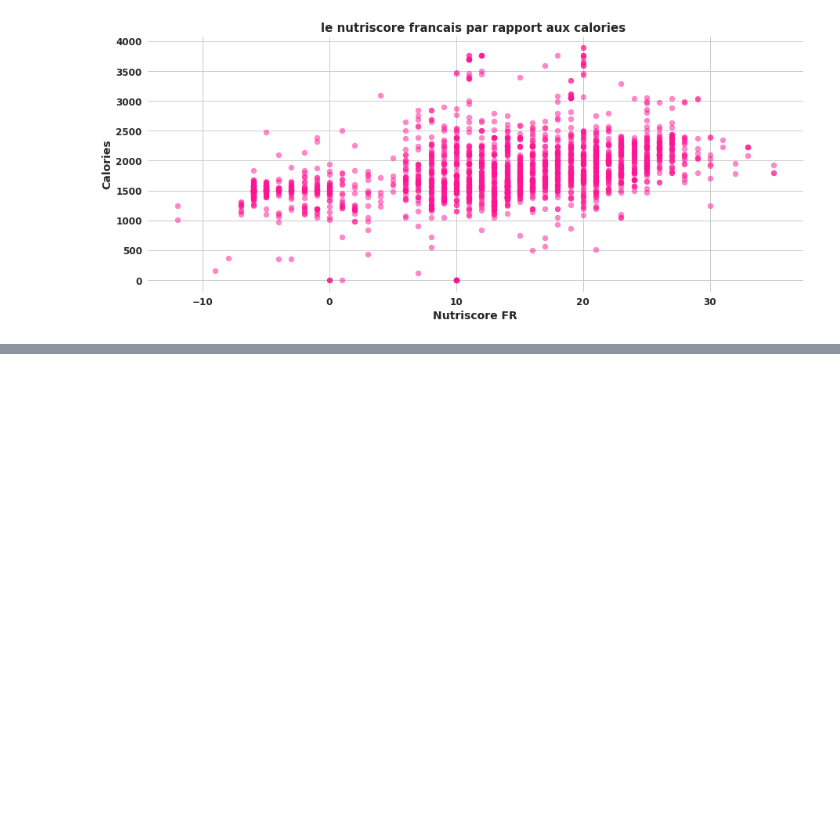
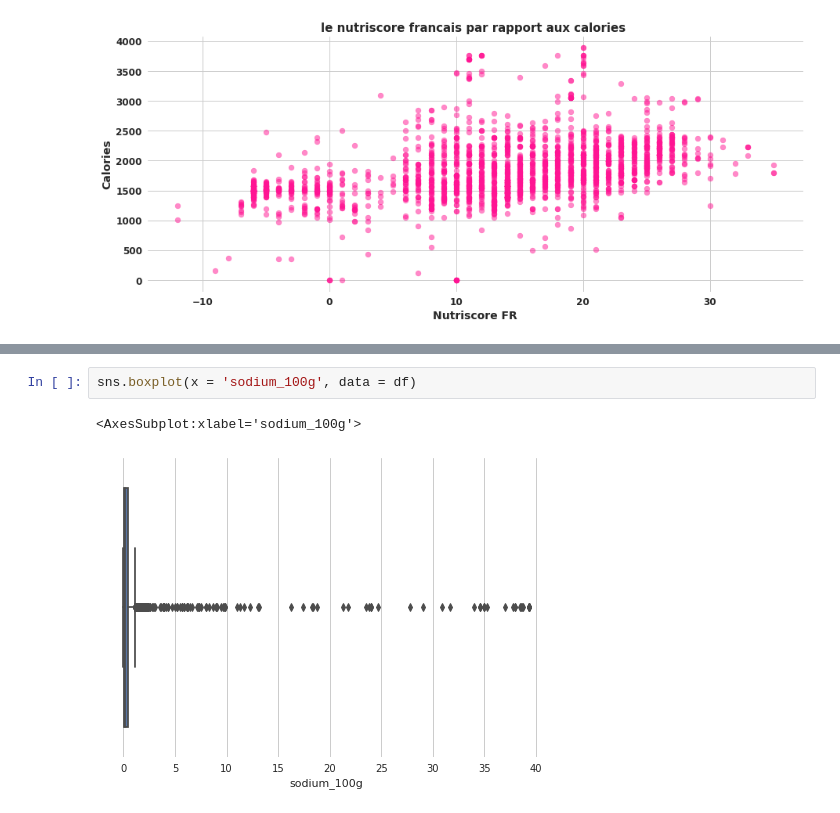
Before and after one commit to KevinB-a/Food_facts, a Jupyter notebook: notebook/data_visualization.ipynb, the cells around one changed output, grey strips where cells are left out. Cells and saved outputs as stored; diff of their text form; blank space fills up the shorter version.

```diff
--- a/notebook/data_visualization.ipynb
+++ b/notebook/data_visualization.ipynb
@@ -116,0 +126,5 @@ plt.show()
+# %%
+sns.boxplot(x = 'sodium_100g', data = df)
+# %% [output]
+<AxesSubplot:xlabel='sodium_100g'>
+[figure, added]
```
Also changed, not shown: parts of 6 cells of this notebook.
